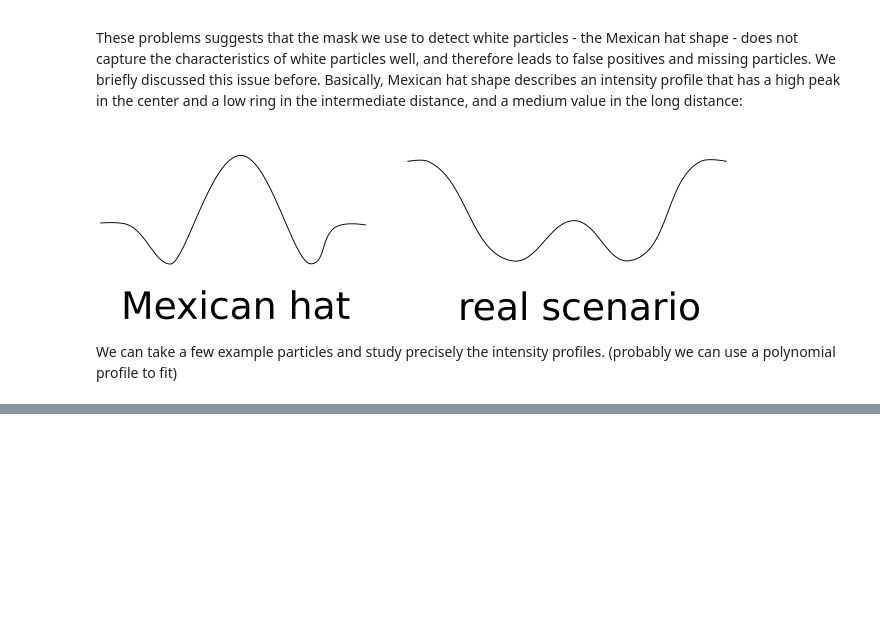
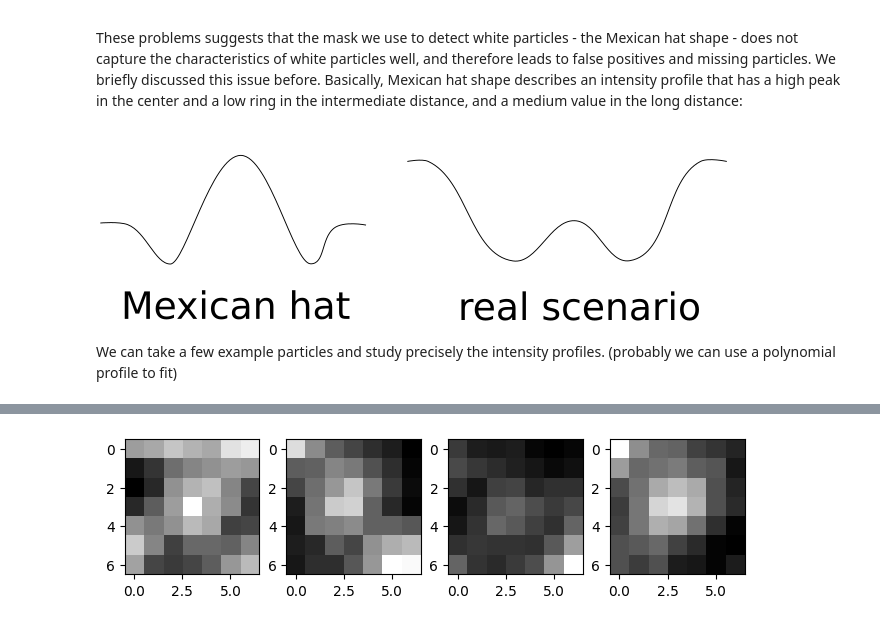
Before and after one commit to ZLoverty/bwtrack, a Jupyter notebook: doc/2023-01-11_white-particles.ipynb, the cells around one changed output, grey strips where cells are left out. Saved outputs shown, nothing was run; the diff lists cells and outputs as text; code cells hidden in the pictures; blank space fills up the shorter version.

```diff
--- a/doc/2023-01-11_white-particles.ipynb
+++ b/doc/2023-01-11_white-particles.ipynb
@@ -118,0 +127,16 @@ We can take a few example particles and study precisely the intensity profiles.
+# %%
+chosen = particles.query("label in [3115, 3197, 4155, 4014]")
+size = 7
+
+# show the cropped images
+fig, ax = plt.subplots(nrows=1, ncols=4, figsize=(8, 2))
+crop = {}
+for i in range(4):
+    item = chosen.iloc[i]
+    x = int(item.x)
+    y = int(item.y)
+
+    crop[i] = img[y-size//2: y-size//2 + size, x - size//2: x - size//2 + size]
+    ax[i].imshow(crop[i], cmap="gray")
+# %% [output]
+[figure, added]
```
Also changed, not shown: parts of 25 cells of this notebook.
